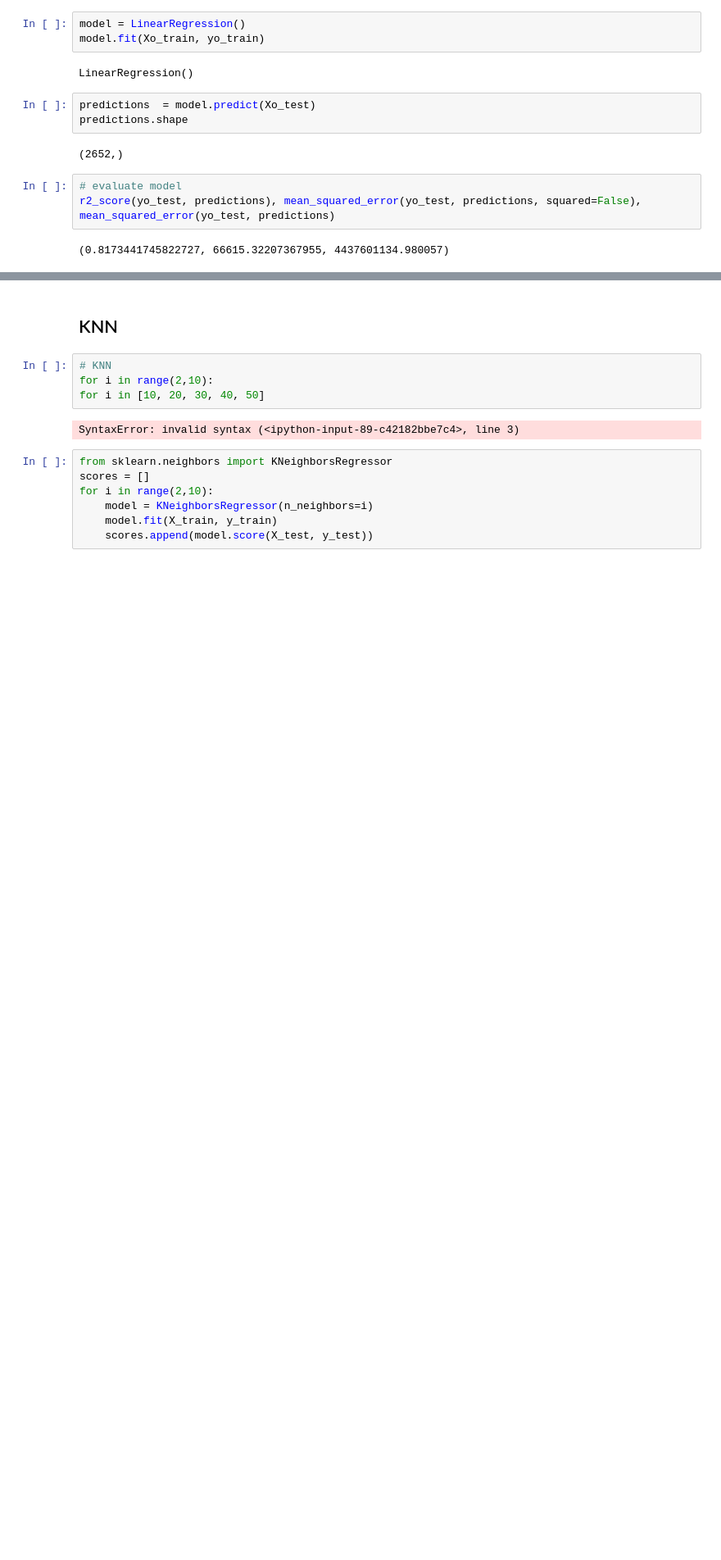
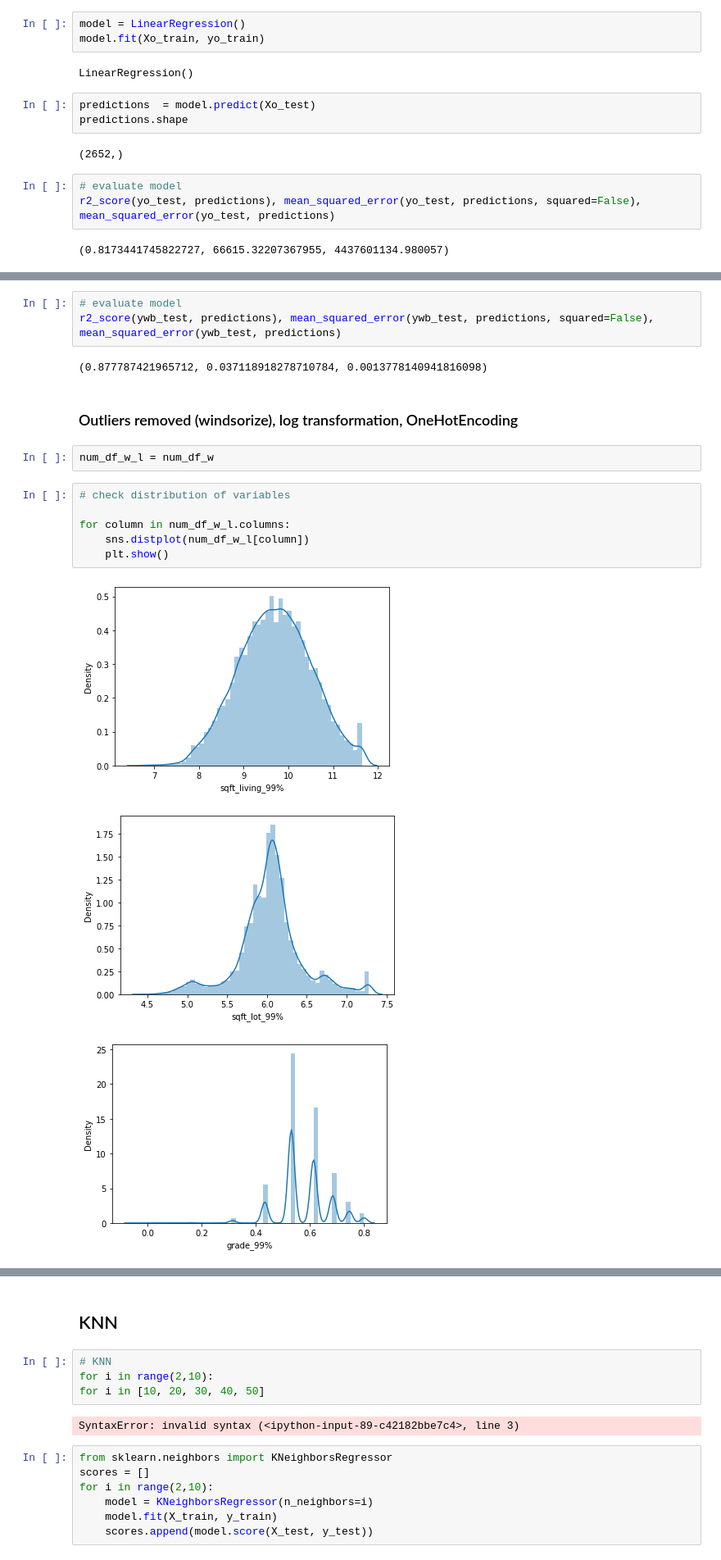
Before and after one commit to nicolerichter1989/mid-bootcamp-project, a Jupyter notebook: Regression Project - Housing Prices.ipynb, the cells around one changed output, grey strips where cells are left out. Shown at 82% size. Saved outputs shown, nothing was run; the diff lists cells and outputs as text; blank space fills up the shorter version.

```diff
--- a/Regression Project - Housing Prices.ipynb
+++ b/Regression Project - Housing Prices.ipynb
@@ -903,0 +929,19 @@ plt.show()
+# %%
+# evaluate model
+r2_score(ywb_test, predictions), mean_squared_error(ywb_test, predictions, squared=False), mean_squared_error(ywb_test, predictions)
+# %% [output]
+(0.877787421965712, 0.037118918278710784, 0.0013778140941816098)
+# %% [markdown]
+### Outliers removed (windsorize), log transformation, OneHotEncoding
+# %%
+num_df_w_l = num_df_w
+# %%
+# check distribution of variables
+
+for column in num_df_w_l.columns:
+    sns.distplot(num_df_w_l[column])
+    plt.show()
+# %% [output]
+[figure, added]
+[figure, added]
+[figure, added]
```
Also changed, not shown: parts of 54 cells of this notebook.
